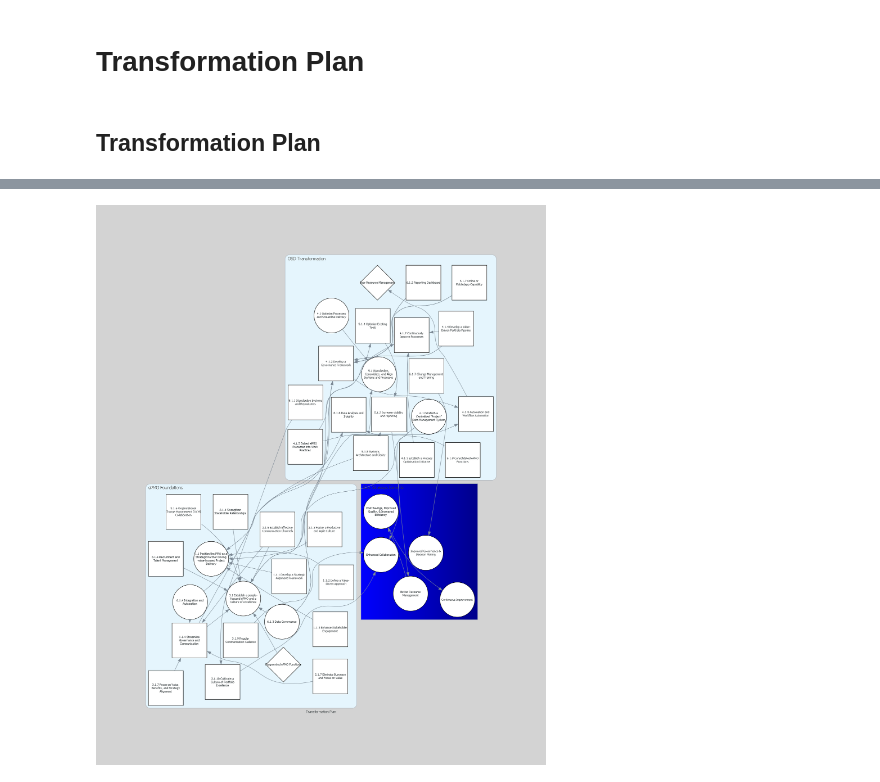
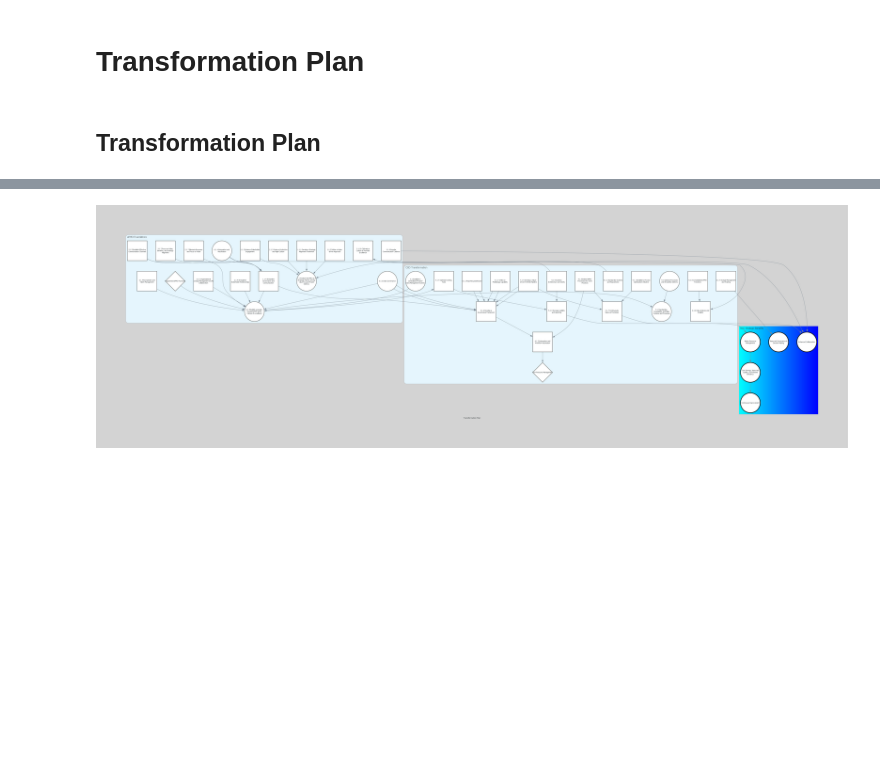
Before and after one commit to 7ft10/C4ArchitectureExamples, a Jupyter notebook: TransformationPlan.ipynb, the cells around one changed output, grey strips where cells are left out. Drawn from its saved outputs; the diff is of its cells as text; code cells hidden in the pictures; blank space fills up the shorter version.

Commit message:
diagrams alias

```diff
--- a/TransformationPlan.ipynb
+++ b/TransformationPlan.ipynb
@@ -9,44 +39,15 @@ result = os.system('pip install diagrams')
 # %%
-import html
-import textwrap
 from IPython.display import display, Markdown
-from diagrams import Diagram, Node, Cluster
-
-def f(description:str) -> str:
-    wrapper = textwrap.TextWrapper(width = 25, max_lines = 8)
-    lines = [html.escape(line) for line in wrapper.wrap(description)]
-    return "\n".join(lines)
-
-default_settings = {
-  "outformat": "png",
-  "graph_attr":  {
-    "splines": "spline",
-    "fontsize": "10",
-    "bgcolor": "lightgrey",
-    "layout": "fdp"
-  },
-  "node_attr": {
-    "fontsize": "8px",
-    #"width": "1.8"
-  }
-}
-
-style_activity = { "shape": "square", "style": "filled", "fillcolor": "white", "labelloc": "c" }
-
-style_outcome = { "shape": "circle", "style": "filled", "fillcolor": "white", "labelloc": "c" }
-
-style_risk = { "shape": "diamond", "style": "filled", "fillcolor": "white", "labelloc": "c" }
-
-style_measured_outcome = { "shape": "circle", "style": "filled", "fillcolor": "white", "labelloc": "c" }
+from diagrams import Diagram, Node, Group
 
 settings = { **default_settings, **{
   "name": "Transformation Plan",
-  "direction": "RL"
+  "direction": "TB"
 }}
 
 with Diagram(**settings) as diagram:
 
-  with Cluster("ePMO Foundations", direction = "RL"):
+  with Group("ePMO Foundations", direction = "RL"):
 
     _1_1 = Node(f("1.1 Position the PMO as a Strategic Partner Driving value-focused Project Delivery"), **style_outcome)
     _1_1_1 = Node(f("1.1.1 Develop a Strategic Alignment Framework"), **style_activity)
@@ -89,7 +90,7 @@ with Diagram(**settings) as diagram:
     _6_1_3 = Node(f("6.1.3 Data Governance"), **style_outcome)
     _6_1_4 = Node(f("6.1.4 Integration and Automation"), **style_outcome)
 
-  with Cluster("OSD Transformation", direction = "TB"):
+  with Group("OSD Transformation", direction = "TB"):
 
     _4_1 = Node(f("4.1 Optimise Processes and Streamline Delivery"), **style_outcome)
     _4_1_1 = Node(f("4.1.1 Establish a Process Optimisation Initiative"), **style_activity)
@@ -125,7 +126,7 @@ with Diagram(**settings) as diagram:
     #_6_R_6 = Node(f("Missed Opportunities for Improvement"), **style_risk)
     #_6_R_7 = Node(f("Limited Stakeholder Engagement"), **style_risk)
 
-  with Cluster("BCC Strategic Benefits", direction = "TB", graph_attr = {"style": "filled", "fillcolor": "blue:darkblue", "gradientangle": "0"}):
+  with Group("BCC Strategic Benefits", direction = "TB", graph_attr = {"style": "filled", "fillcolor": "cyan:blue", "gradientangle": "0"}):
 
     _B_1 = Node(f("Enhanced Collaboration"), **style_measured_outcome)
     _B_2 = Node(f("Continuous Improvement"), **style_measured_outcome)
@@ -164 +165 @@ Warning: node '897e6da6f252449788e112767ccecd8e', graph 'Transformation Plan' si
-[figure, old version]
+[figure, new version]
```
Also changed, not shown: parts of 3 cells of this notebook, 2 other files.
